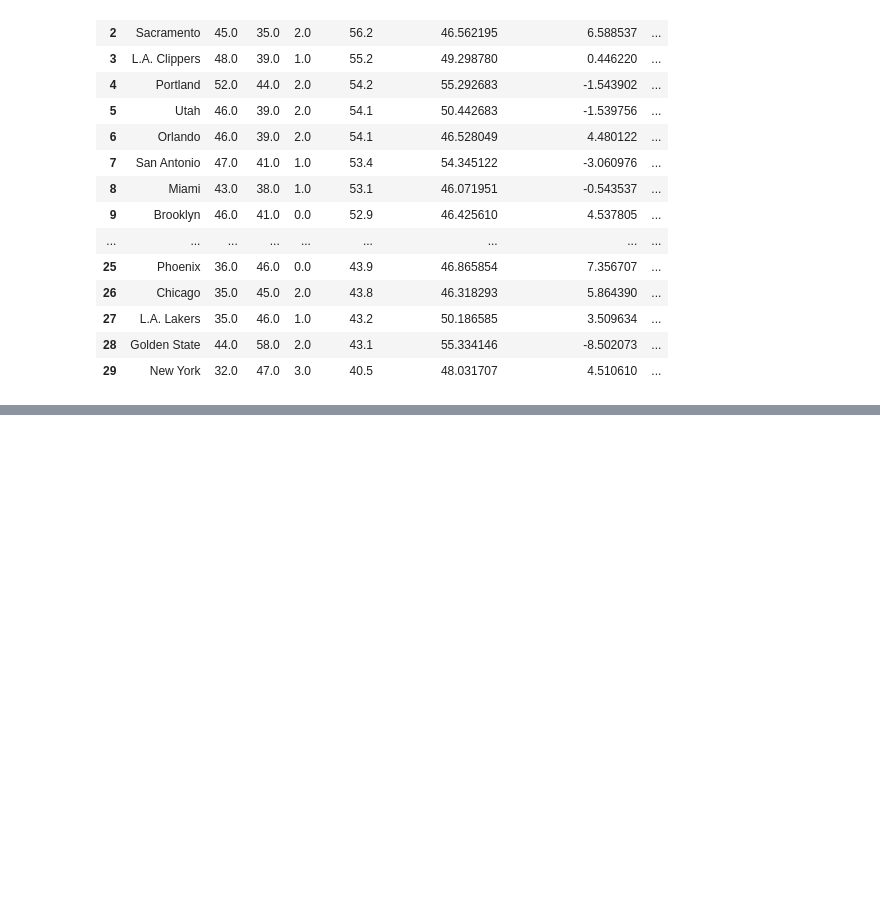
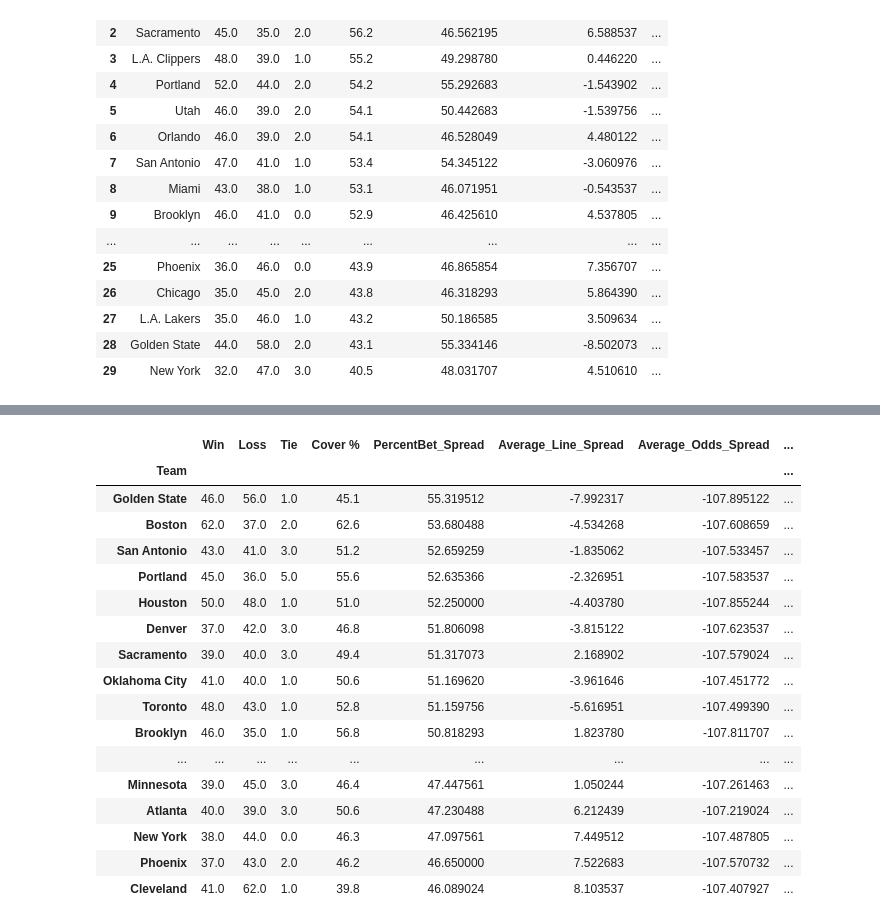
Before and after one commit to kyle-rgb/ETL_Project, a Jupyter notebook: MondayClean_New.ipynb, the cells around one changed output, grey strips where cells are left out. Drawn from its saved outputs; the diff is of its cells as text; code cells hidden in the pictures; blank space fills up the shorter version.

```diff
--- a/MondayClean_New.ipynb
+++ b/MondayClean_New.ipynb
@@ -241,0 +389,6 @@ new_grouped_df
+# %%
+season_df2 = pd.read_csv("2018-19/18-19-cover.csv")
+season_df2.loc[13, "Team"] = "Oklahoma City"
+season_df2.loc[3, "Team"] = "L.A. Clippers"
+season_df2.loc[27, "Team"] = "L.A. Lakers"
+season_df2
@@ -241,0 +413,26 @@ new_grouped_df
+# %%
+new_df2 = merged_df2.merge(season_df2, on='Team')
+# %%
+total_df2 = new_df2.loc[:, ["Team", "Location", "Win", "Loss", "Tie","Cover %", "PercentBet_Spread", "Average_Line_Spread",
+               "Average_Odds_Spread", "PTS", "FG_PCT", "FT_PCT", "FG3_PCT"]]
+# %%
+total_df2.groupby('Team').mean().sort_values('PercentBet_Spread', ascending=False)
+# %% [output]
+|  | Win | Loss | Tie | Cover % | PercentBet_Spread | Average_Line_Spread | Average_Odds_Spread | ... |
+| Team |  |  |  |  |  |  |  | ... |
+| Golden State | 46.0 | 56.0 | 1.0 | 45.1 | 55.319512 | -7.992317 | -107.895122 | ... |
+| Boston | 62.0 | 37.0 | 2.0 | 62.6 | 53.680488 | -4.534268 | -107.608659 | ... |
+| San Antonio | 43.0 | 41.0 | 3.0 | 51.2 | 52.659259 | -1.835062 | -107.533457 | ... |
+| Portland | 45.0 | 36.0 | 5.0 | 55.6 | 52.635366 | -2.326951 | -107.583537 | ... |
+| Houston | 50.0 | 48.0 | 1.0 | 51.0 | 52.250000 | -4.403780 | -107.855244 | ... |
+| Denver | 37.0 | 42.0 | 3.0 | 46.8 | 51.806098 | -3.815122 | -107.623537 | ... |
+| Sacramento | 39.0 | 40.0 | 3.0 | 49.4 | 51.317073 | 2.168902 | -107.579024 | ... |
+| Oklahoma City | 41.0 | 40.0 | 1.0 | 50.6 | 51.169620 | -3.961646 | -107.451772 | ... |
+| Toronto | 48.0 | 43.0 | 1.0 | 52.8 | 51.159756 | -5.616951 | -107.499390 | ... |
+| Brooklyn | 46.0 | 35.0 | 1.0 | 56.8 | 50.818293 | 1.823780 | -107.811707 | ... |
+| ... | ... | ... | ... | ... | ... | ... | ... | ... |
+| Minnesota | 39.0 | 45.0 | 3.0 | 46.4 | 47.447561 | 1.050244 | -107.261463 | ... |
+| Atlanta | 40.0 | 39.0 | 3.0 | 50.6 | 47.230488 | 6.212439 | -107.219024 | ... |
+| New York | 38.0 | 44.0 | 0.0 | 46.3 | 47.097561 | 7.449512 | -107.487805 | ... |
+| Phoenix | 37.0 | 43.0 | 2.0 | 46.2 | 46.650000 | 7.522683 | -107.570732 | ... |
+| Cleveland | 41.0 | 62.0 | 1.0 | 39.8 | 46.089024 | 8.103537 | -107.407927 | ... |
```
Also changed, not shown: parts of 26 cells of this notebook.
